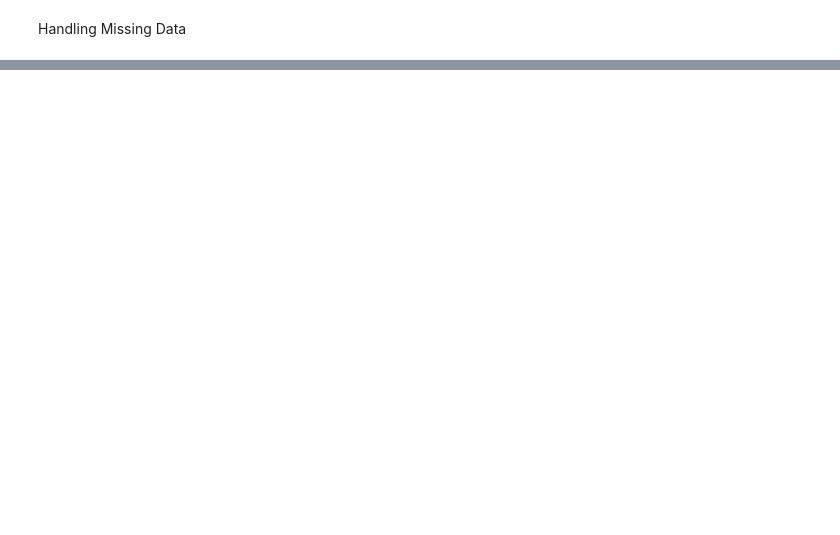
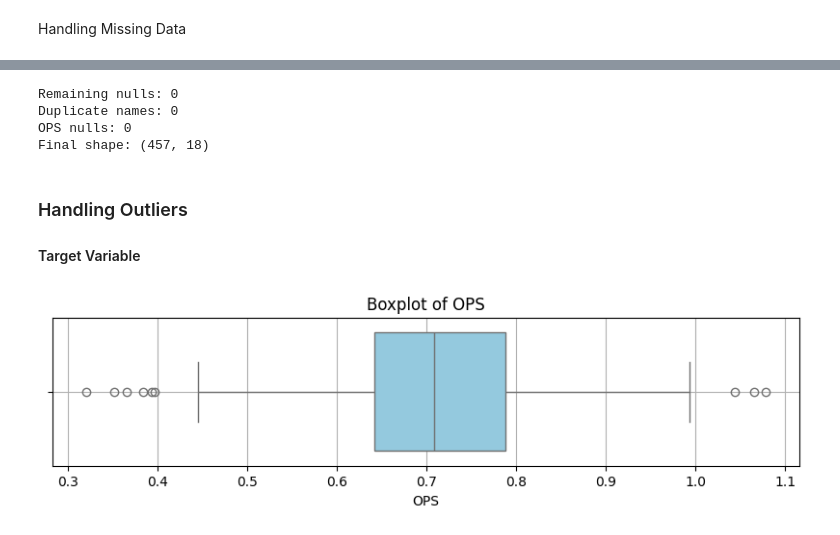
Before and after one commit to KentMorris509/COMP352-OPS-Final-Project, a Jupyter notebook: MLB_OPS_Final_Advanced_Notebook.ipynb, the cells around one changed output, grey strips where cells are left out. Saved outputs shown, nothing was run; the diff lists cells and outputs as text; code cells hidden in the pictures; blank space fills up the shorter version.

Commit message:
Did Normalization is Missing Data Handeling. On Data Visualization

```diff
--- a/MLB_OPS_Final_Advanced_Notebook.ipynb
+++ b/MLB_OPS_Final_Advanced_Notebook.ipynb
@@ -278,0 +144,7 @@ You can set `force_col_wise=true` to remove the overhead.
+# %%
+# Convert raw numeric columns and fill their NaNs
+raw_cols = ['AB', 'PA', 'H', '2B', '3B', 'HR', 'BB', 'SO', 'HBP', 'SF', 'TB', 'RBI', 'SB', 'CS', 'G']
+for col in raw_cols:
+    dfMLB[col] = pd.to_numeric(dfMLB[col], errors='coerce')
+    if dfMLB[col].isnull().sum() > 0:
+        dfMLB[col].fillna(dfMLB[col].median(), inplace=True)
@@ -278,0 +160,3 @@ You can set `force_col_wise=true` to remove the overhead.
+# %%
+agg_cols = ['AB', 'PA', 'H', '2B', '3B', 'HR', 'BB', 'SO', 'HBP', 'SF', 'TB', 'RBI', 'SB', 'CS', 'OPS']
+df_agg = dfMLB.groupby('Name')[agg_cols].sum().reset_index()
@@ -278,0 +170,41 @@ You can set `force_col_wise=true` to remove the overhead.
+# %%
+# Recalculate OPS
+df_agg['OBP'] = (df_agg['H'] + df_agg['BB'] + df_agg['HBP']) / (df_agg['AB'] + df_agg['BB'] + df_agg['HBP'] + df_agg['SF'])
+df_agg['SLG'] = df_agg['TB'] / df_agg['AB']
+df_agg['OPS'] = df_agg['OBP'] + df_agg['SLG']
+# %%
+# Check for remaining nulls
+print("Remaining nulls:", df_agg.isnull().sum().sum())
+
+# Check for duplicate names
+print("Duplicate names:", df_agg['Name'].duplicated().sum())
+
+# Check that OPS is now filled
+print("OPS nulls:", df_agg['OPS'].isnull().sum())
+
+# Confirm shape
+print("Final shape:", df_agg.shape)
+
+dfMLB = df_agg
+# %% [output]
+Remaining nulls: 0
+Duplicate names: 0
+OPS nulls: 0
+Final shape: (457, 18)
+# %% [markdown]
+### Handling Outliers
+
+#### Target Variable
+# %%
+
+# Create boxplot of OPS Distrubution
+plt.figure(figsize=(10, 2))
+sns.boxplot(x=dfMLB['OPS'], color="skyblue")
+
+# Customize plot
+plt.title('Boxplot of OPS')
+plt.xlabel('OPS')
+plt.grid(True)
+plt.show()
+# %% [output]
+[figure, added]
```
Also changed, not shown: parts of 34 cells of this notebook.
